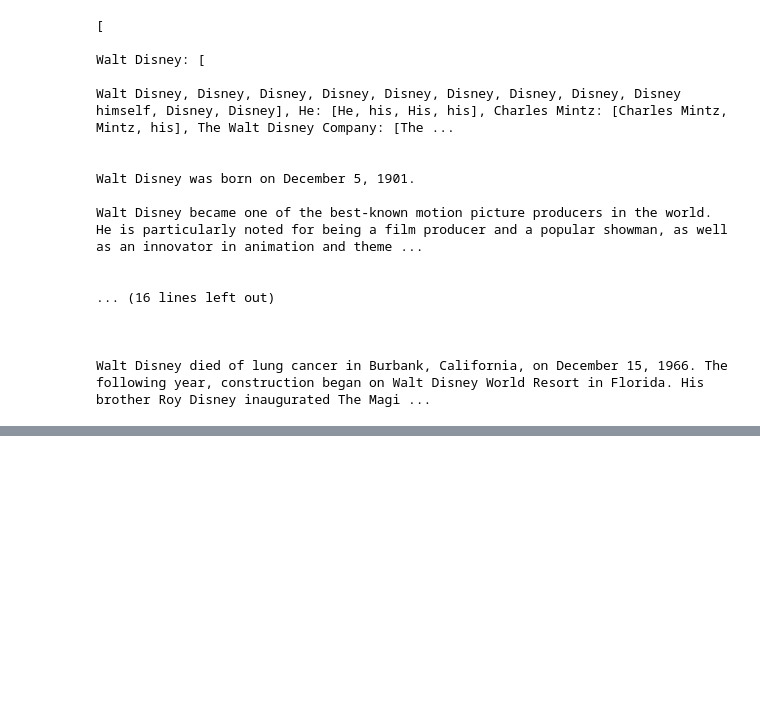
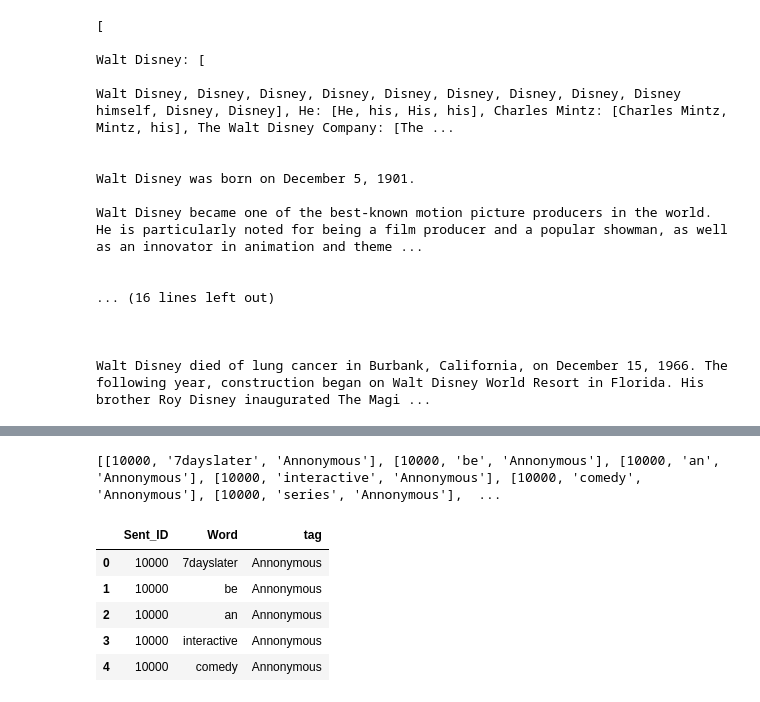
Before and after one commit to michelleliza/if4072-movie-genre-classification, a Jupyter notebook: Movie Genre Classification.ipynb, the cells around one changed output, grey strips where cells are left out. Drawn from its saved outputs; the diff is of its cells as text; code cells hidden in the pictures; blank space fills up the shorter version.

```diff
--- a/Movie Genre Classification.ipynb
+++ b/Movie Genre Classification.ipynb
@@ -211,3 +210,29 @@ for column in df[['plot']]:
+# %%
+import csv
+# print(lemma_list_lower)
+sent_id = 10000
+
+train_data = []
+for sentence in lemma_list_lower:
+    for word in sentence:
+        temp_train_data = []
+        temp_train_data.append(sent_id)
+        temp_train_data.append(word)
+        temp_train_data.append('Annonymous')
+        train_data.append(temp_train_data)
+
+    sent_id += 1
+print(train_data)
+new_df=pd.DataFrame(train_data,columns=['Sent_ID','Word','tag'])
+new_df.head()
+# %% [output]
+[[10000, '7dayslater', 'Annonymous'], [10000, 'be', 'Annonymous'], [10000, 'an', 'Annonymous'], [10000, 'interactive', 'Annonymous'], [10000, 'comedy', 'Annonymous'], [10000, 'series', 'Annonymous'],  ...
+|  | Sent_ID | Word | tag |
+| 0 | 10000 | 7dayslater | Annonymous |
+| 1 | 10000 | be | Annonymous |
+| 2 | 10000 | an | Annonymous |
+| 3 | 10000 | interactive | Annonymous |
+| 4 | 10000 | comedy | Annonymous |
 # %%
 # ner
 import numpy as np
```
Also changed, not shown: parts of 6 cells of this notebook.
